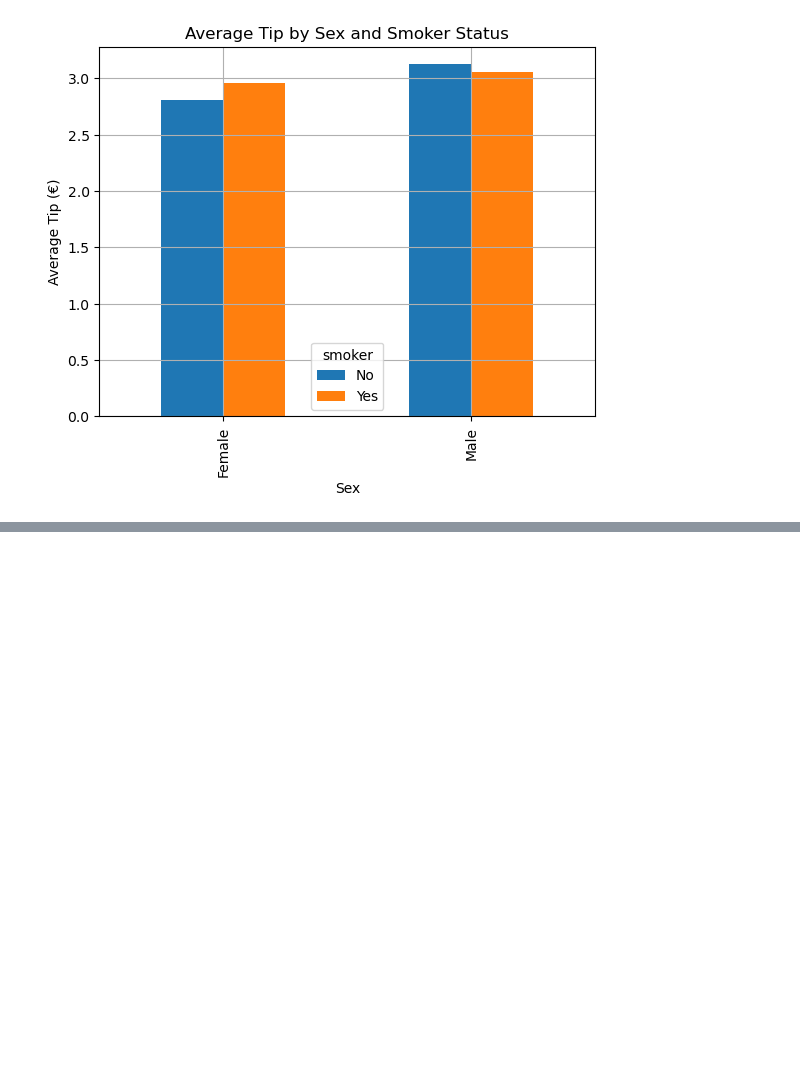
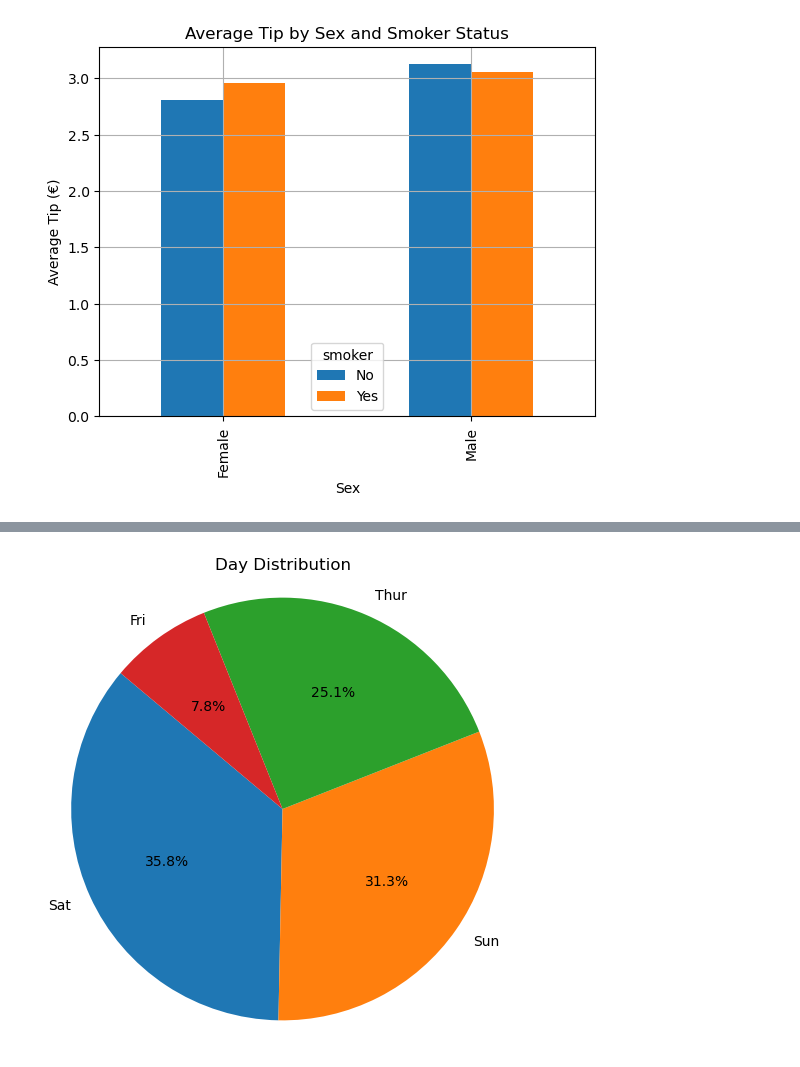
Before and after one commit to NarcisoRibeiro/Data-Analysis-Studies, a Jupyter notebook: Job-Prep-Notebook.ipynb, the cells around one changed output, grey strips where cells are left out. Drawn from its saved outputs; the diff is of its cells as text; code cells hidden in the pictures; blank space fills up the shorter version.

```diff
--- a/Job-Prep-Notebook.ipynb
+++ b/Job-Prep-Notebook.ipynb
@@ -340,0 +362,19 @@ plt.show()
+# %%
+# 🔹 Task 5.3 Create a pie chart or a bar chart that shows the
+#distribution of a categorical variable — something like day, sex, or time.
+
+import matplotlib.pyplot as plt
+
+# Define which data will be used at the chart
+
+
+sizes = df['day'].value_counts()
+labels = sizes.index
+
+plt.figure(figsize=(6,6))
+plt.pie(sizes, labels=labels, autopct='%1.1f%%', startangle=140)
+plt.title('Day Distribution')
+plt.axis('equal')
+plt.show()
+# %% [output]
+[figure, added]
```
Also changed, not shown: parts of 11 cells of this notebook.
